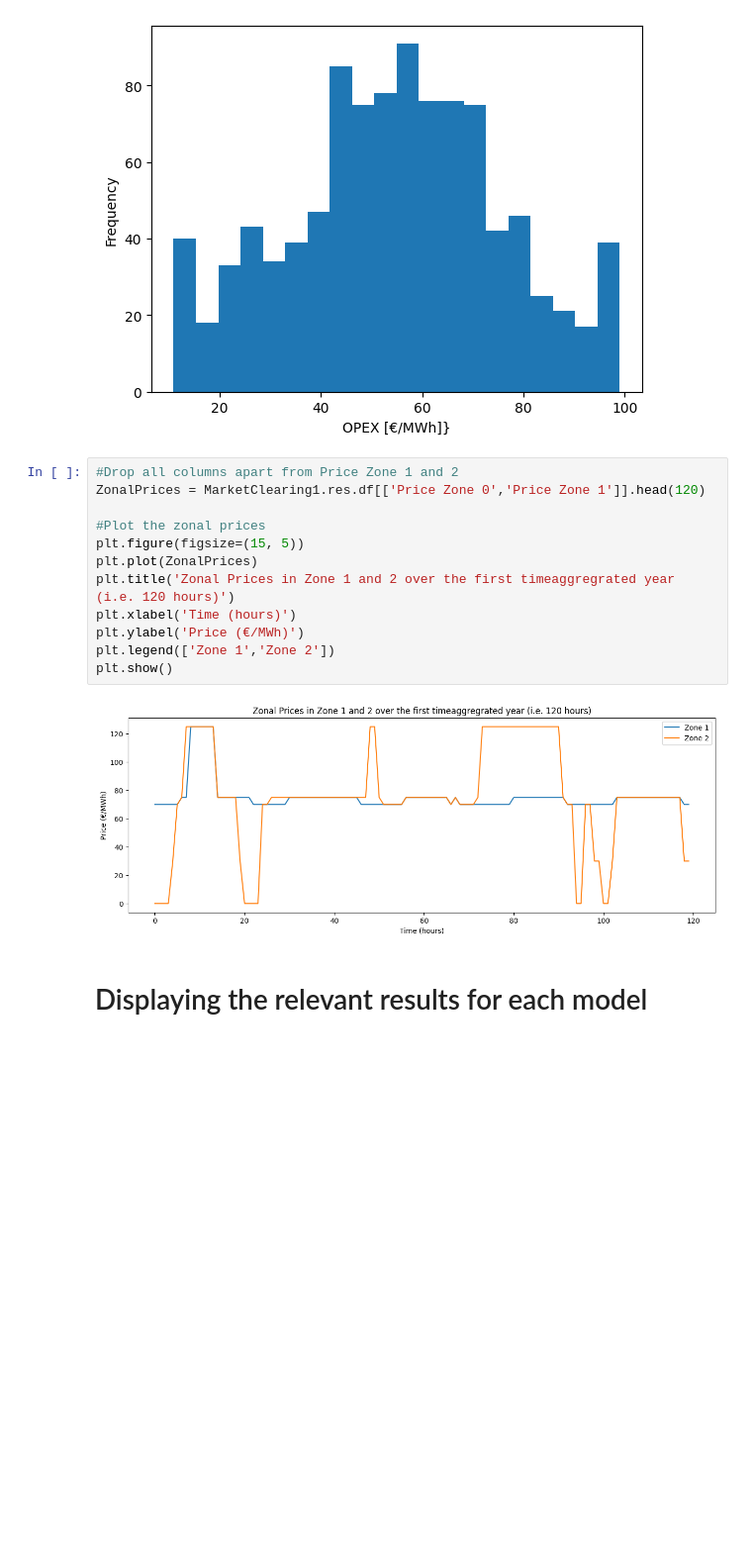
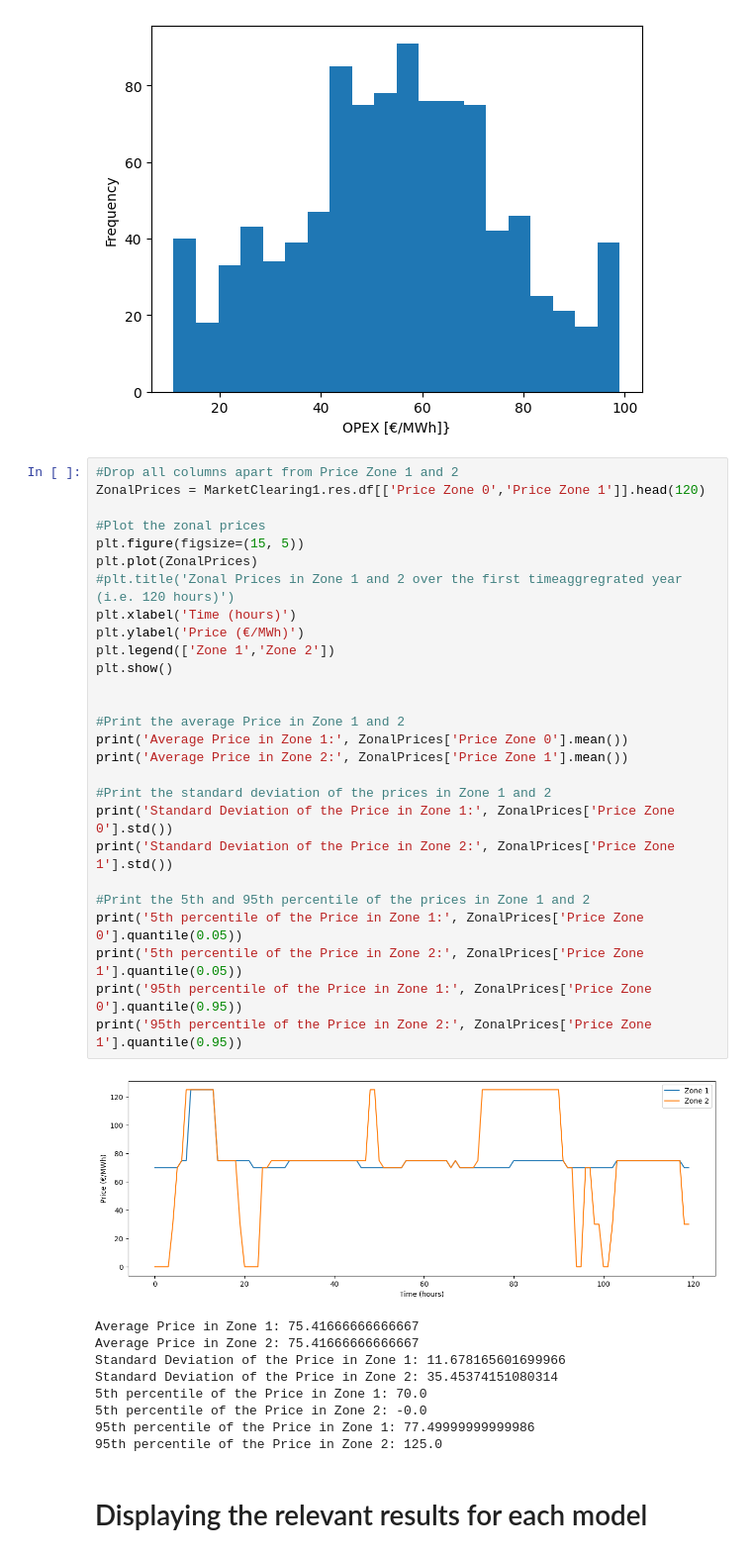
Before and after one commit to bioapfelsaft123/Opti, a Jupyter notebook: AssignmentV2/Main Code/Assignment_Class.ipynb, the cells around one changed output. Shown: that part at 99% size. Cells and saved outputs as stored; diff of their text form; blank space fills up the shorter version.

Commit message:
Plot Updates

```diff
--- a/AssignmentV2/Main Code/Assignment_Class.ipynb
+++ b/AssignmentV2/Main Code/Assignment_Class.ipynb
@@ -563,17 +581,40 @@ plt.show()
 # %%
 #Drop all columns apart from Price Zone 1 and 2
 ZonalPrices = MarketClearing1.res.df[['Price Zone 0','Price Zone 1']].head(120)
 
 #Plot the zonal prices
 plt.figure(figsize=(15, 5))
 plt.plot(ZonalPrices)
-plt.title('Zonal Prices in Zone 1 and 2 over the first timeaggregrated year (i.e. 120 hours)')
+#plt.title('Zonal Prices in Zone 1 and 2 over the first timeaggregrated year (i.e. 120 hours)')
 plt.xlabel('Time (hours)')
 plt.ylabel('Price (€/MWh)')
 plt.legend(['Zone 1','Zone 2'])
 plt.show()
+
+
+#Print the average Price in Zone 1 and 2
+print('Average Price in Zone 1:', ZonalPrices['Price Zone 0'].mean())
+print('Average Price in Zone 2:', ZonalPrices['Price Zone 1'].mean())
+
+#Print the standard deviation of the prices in Zone 1 and 2
+print('Standard Deviation of the Price in Zone 1:', ZonalPrices['Price Zone 0'].std())
+print('Standard Deviation of the Price in Zone 2:', ZonalPrices['Price Zone 1'].std())
+
+#Print the 5th and 95th percentile of the prices in Zone 1 and 2
+print('5th percentile of the Price in Zone 1:', ZonalPrices['Price Zone 0'].quantile(0.05))
+print('5th percentile of the Price in Zone 2:', ZonalPrices['Price Zone 1'].quantile(0.05))
+print('95th percentile of the Price in Zone 1:', ZonalPrices['Price Zone 0'].quantile(0.95))
+print('95th percentile of the Price in Zone 2:', ZonalPrices['Price Zone 1'].quantile(0.95))
 # %% [output]
-[figure, old version]
+[figure, new version]
+Average Price in Zone 1: 75.41666666666667
+Average Price in Zone 2: 75.41666666666667
+Standard Deviation of the Price in Zone 1: 11.678165601699966
+Standard Deviation of the Price in Zone 2: 35.45374151080314
+5th percentile of the Price in Zone 1: 70.0
+5th percentile of the Price in Zone 2: -0.0
+95th percentile of the Price in Zone 1: 77.49999999999986
+95th percentile of the Price in Zone 2: 125.0
 # %% [markdown]
 # Displaying the relevant results for each model
 # %% [markdown]
```
Also changed, not shown: parts of 1 cell of this notebook.
